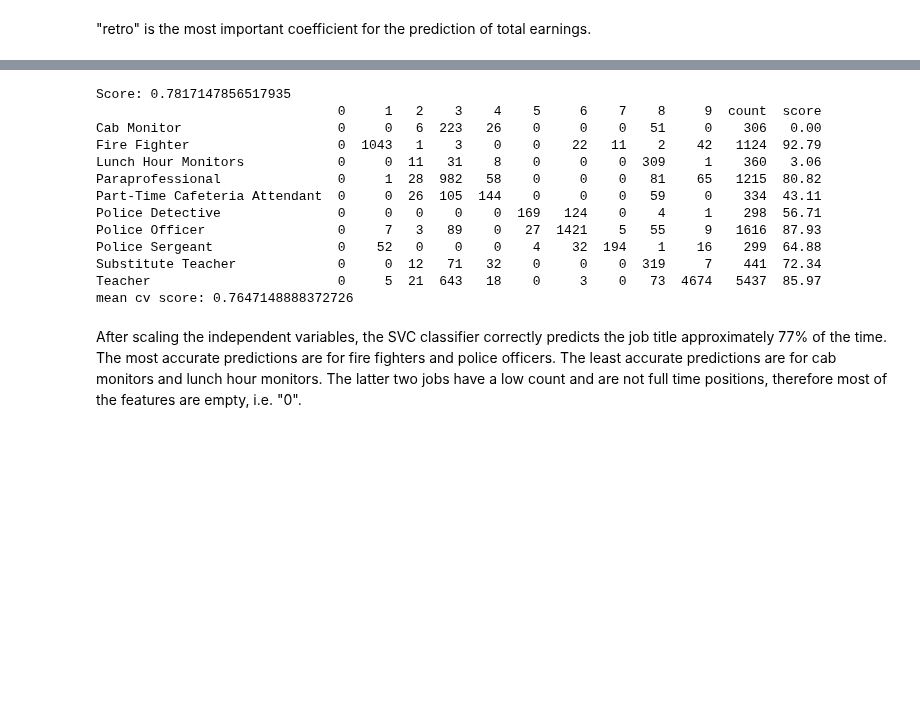
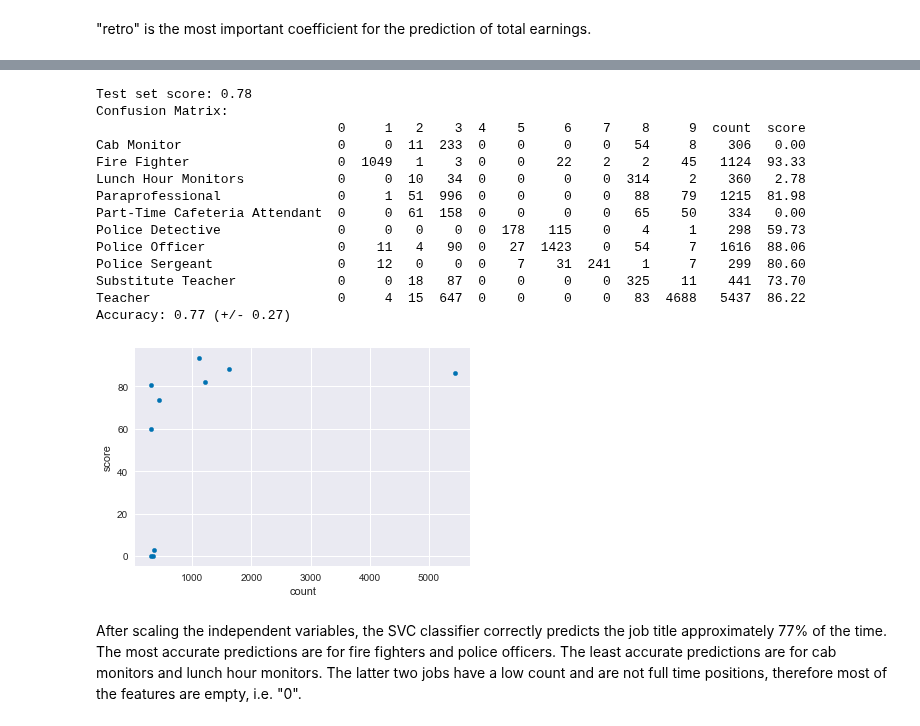
Before and after one commit to Turanga1/Springboard_DataScience, a Jupyter notebook: Capstone 1 - Boston Earnings Report/boston_earnings_analysis.ipynb, the cells around one changed output, grey strips where cells are left out. Cells and saved outputs as stored; diff of their text form; code cells hidden in the pictures; blank space fills up the shorter version.

```diff
--- a/Capstone 1 - Boston Earnings Report/boston_earnings_analysis.ipynb
+++ b/Capstone 1 - Boston Earnings Report/boston_earnings_analysis.ipynb
@@ -182,14 +324,11 @@ The linear regression model explains 99.50% of the job title prediction variance
 # %%
-# data for classifiers (now including quinn):
+# data for classifiers:
 
 # remove non-numeric columns as well as "total" and "quinn"
-X = top10.drop(['name', 'department', 'title', 'quinn', 'total', 'zip', 'year', 'title_clean', 'dept_clean'], axis=1)
-
-# factorize job titles
-# y = pd.factorize(top10['title_clean'])[0]
-y = top10['title_clean']
+X = top10_t.drop(['name', 'department', 'title', 'total', 'zip', 'year', 'title_clean', 'dept_clean'], axis=1)
+y = top10_t['title_clean']
 
 # split into training and test datasets
-X_train, X_test, y_train, y_test = train_test_split(X, y, test_size=0.2, random_state=26)
+X_train, X_test, y_train, y_test = train_test_split(X, y, test_size=0.3, random_state=26)
 y_test.shape[0]
 # %% [output]
@@ -211,38 +350,43 @@ The ridge classifier correctly identifies 58.18% of the job titles.
 # %%
 # support vector classifier
 
 steps = [('scaler', StandardScaler()), ('clf', svm.SVC())]
 pipeline = Pipeline(steps)
 pipeline.fit(X_train, y_train)
 pipeline.score(X_test, y_test)
 
 # metrics:
-print('Score:', pipeline.score(X_test, y_test))
+print('Test set score: {:.2f}'.format(pipeline.score(X_test, y_test)))
 
 pred = pipeline.predict(X)
 # a2 = metrics.accuracy_score(y_test, pred)
 # print('Accuracy:', a2)
-cm = pd.DataFrame(metrics.confusion_matrix(y, pred)).set_index(np.sort(top10['title_clean'].unique()))
+print('Confusion Matrix:')
+cm = pd.DataFrame(metrics.confusion_matrix(y, pred)).set_index(np.sort(top10_t['title_clean'].unique()))
 cm['count'] = cm.sum(axis=1)
 cm['score'] = 0
 for row in range(10):
     cm.iloc[row, 11] = round(cm.iloc[row, row] / cm.iloc[row, 10] * 100, 2)
 print(cm)
 cv_scores = cross_val_score(pipeline, X, y, cv=10)
-print('mean cv score:', np.mean(cv_scores), '\n')
+print("Accuracy: %0.2f (+/- %0.2f)" % (cv_scores.mean(), cv_scores.std() * 2))
+cm.plot.scatter('count', 'score')
+plt.show()
 # %% [output]
-Score: 0.7817147856517935
-                               0     1   2    3    4    5     6    7    8     9  count  score
-Cab Monitor                    0     0   6  223   26    0     0    0   51     0    306   0.00
-Fire Fighter                   0  1043   1    3    0    0    22   11    2    42   1124  92.79
-Lunch Hour Monitors            0     0  11   31    8    0     0    0  309     1    360   3.06
-Paraprofessional               0     1  28  982   58    0     0    0   81    65   1215  80.82
-Part-Time Cafeteria Attendant  0     0  26  105  144    0     0    0   59     0    334  43.11
-Police Detective               0     0   0    0    0  169   124    0    4     1    298  56.71
-Police Officer                 0     7   3   89    0   27  1421    5   55     9   1616  87.93
-Police Sergeant                0    52   0    0    0    4    32  194    1    16    299  64.88
-Substitute Teacher             0     0  12   71   32    0     0    0  319     7    441  72.34
-Teacher                        0     5  21  643   18    0     3    0   73  4674   5437  85.97
-mean cv score: 0.7647148888372726
+Test set score: 0.78
+Confusion Matrix:
+                               0     1   2    3  4    5     6    7    8     9  count  score
+Cab Monitor                    0     0  11  233  0    0     0    0   54     8    306   0.00
+Fire Fighter                   0  1049   1    3  0    0    22    2    2    45   1124  93.33
+Lunch Hour Monitors            0     0  10   34  0    0     0    0  314     2    360   2.78
+Paraprofessional               0     1  51  996  0    0     0    0   88    79   1215  81.98
+Part-Time Cafeteria Attendant  0     0  61  158  0    0     0    0   65    50    334   0.00
+Police Detective               0     0   0    0  0  178   115    0    4     1    298  59.73
+Police Officer                 0    11   4   90  0   27  1423    0   54     7   1616  88.06
+Police Sergeant                0    12   0    0  0    7    31  241    1     7    299  80.60
+Substitute Teacher             0     0  18   87  0    0     0    0  325    11    441  73.70
+Teacher                        0     4  15  647  0    0     0    0   83  4688   5437  86.22
+Accuracy: 0.77 (+/- 0.27)
+[figure, added]
 # %% [markdown]
 After scaling the independent variables, the SVC classifier correctly predicts the job title approximately 77% of the time. The most accurate predictions are for fire fighters and police officers. The least accurate predictions are for cab monitors and lunch hour monitors. The latter two jobs have a low count and are not full time positions, therefore most of the features are empty, i.e. "0".
```
Also changed, not shown: parts of 57 cells of this notebook.
